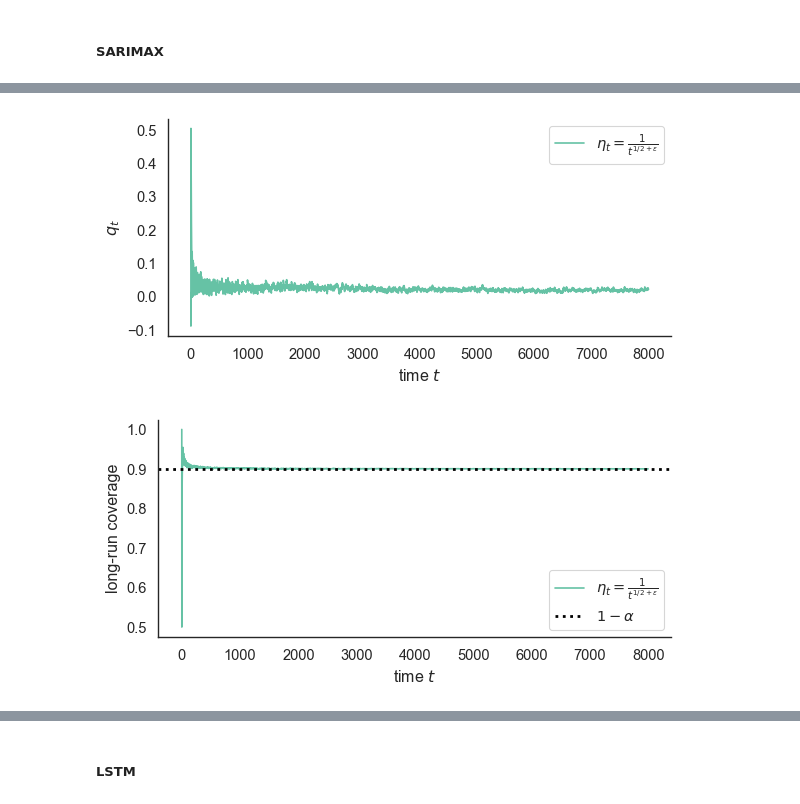
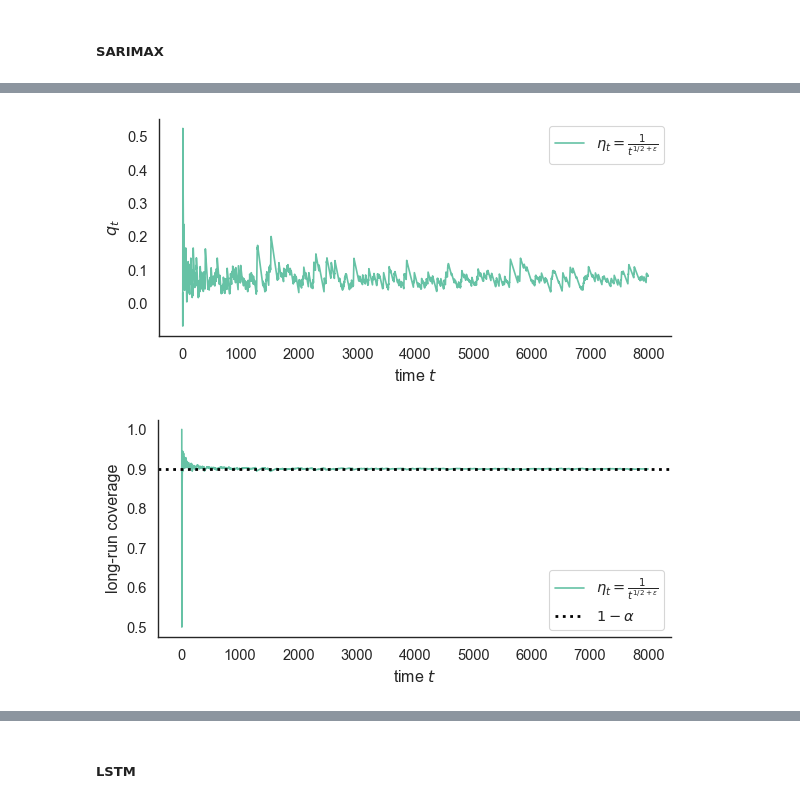
Before and after one commit to victorianian610/Online-Conformal-Prediction-with-SuperLearning-, a Jupyter notebook: onlinecp_model_aggregation_comparision.ipynb, the cells around one changed output, grey strips where cells are left out. Cells and saved outputs as stored; diff of their text form; code cells hidden in the pictures.

Commit message:
sim2: Gaussian jump

```diff
--- a/onlinecp_model_aggregation_comparision.ipynb
+++ b/onlinecp_model_aggregation_comparision.ipynb
@@ -174,7 +174,7 @@ def plot_coverage_results(results, alpha, W):
     plt.figure(figsize=(6, 3))
     plt.plot(range(T), results["LRC_decaying"], label=r'$\eta_t = \frac{1}{t^{1/2+\epsilon}}$')
     #plt.plot(range(T), results['LRC_qstar'], label=r'$q^*$')
-    plt.axhline(y= (1 - alpha), linestyle='dotted', color="k", linewidth=2, label=r'$1-\alpha$')
+    plt.axhline(y=1 - alpha, linestyle='dotted', color="k", linewidth=2, label=r'$1-\alpha$')
     plt.xlabel(r'time $t$')
     plt.ylabel("long-run coverage")
     plt.legend()
@@ -1585,15 +1814,15 @@ Strong continuous volatility, jumps still moderate
 np.random.seed(42)
 
 # Parameters
-S0 = 100                # initial stock price
-mu = 0.05               # drift
-sigma = 0.4             # volatility
-lamb = 0.1              # jump intensity (average 0.1 jumps per unit time)
-mu_j = -0.1             # mean jump size (log-normal)
-sigma_j = 0.3           # std dev of jump size (log-normal)
-T = 1.0                 # total time
-N = 40000               # number of time steps
-dt = T / N              # time step
+S0 = 100         # initial stock price
+mu = 0.05         # neutral drift, no strong trend
+sigma = 0.4     # higher volatility (2.5x baseline)
+lamb = 0.15      # more frequent jumps (vs 0.1 baseline)
+mu_j = -0.3      # same mean jump size
+sigma_j = 0.35   # slightly larger variability in jump size
+T = 1.0
+N = 40000
+dt = T / N
 
 # Time grid
 t = np.arange(N)
@@ -1716,11 +1959,11 @@ KeyboardInterrupt:
 # %%
-Yhat_jd_srm2= rolling_sarimax_forecast(data_jd_sd2['y'], train_size2, p=1, d=1, q=2)
+Yhat_jd_srm2= rolling_sarimax_forecast(y_observed2, train_size2, p=1, d=0, q=2)
 Y_jd_srm2 = np.array(y_true_test2)
 results_jd_srm2 = compute_coverage_metrics(Y_jd_srm2, Yhat_jd_srm2, alpha=0.1, epsilon=0.1, W=1000, C=1)
 plot_coverage_results(results_jd_srm2, alpha=0.1, W=1000)
 CI_sarimax_decaying2 = results_jd_srm2['q_decaying'] * 2
 # %% [output]
-[figure, old version]
+[figure, new version]
 [figure]
 # %%
 print(f'mean coverage for SARIMAX is:', np.mean(results_jd_srm2['observed_coverages_decaying']))
```
Also changed, not shown: parts of 38 cells of this notebook.
